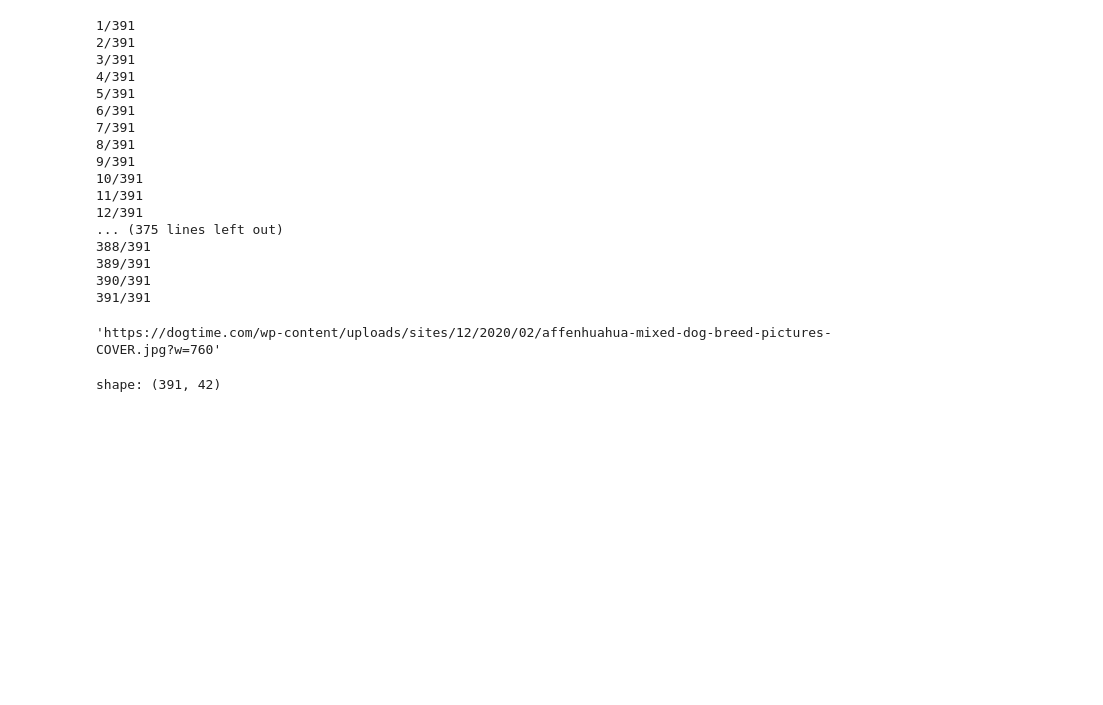
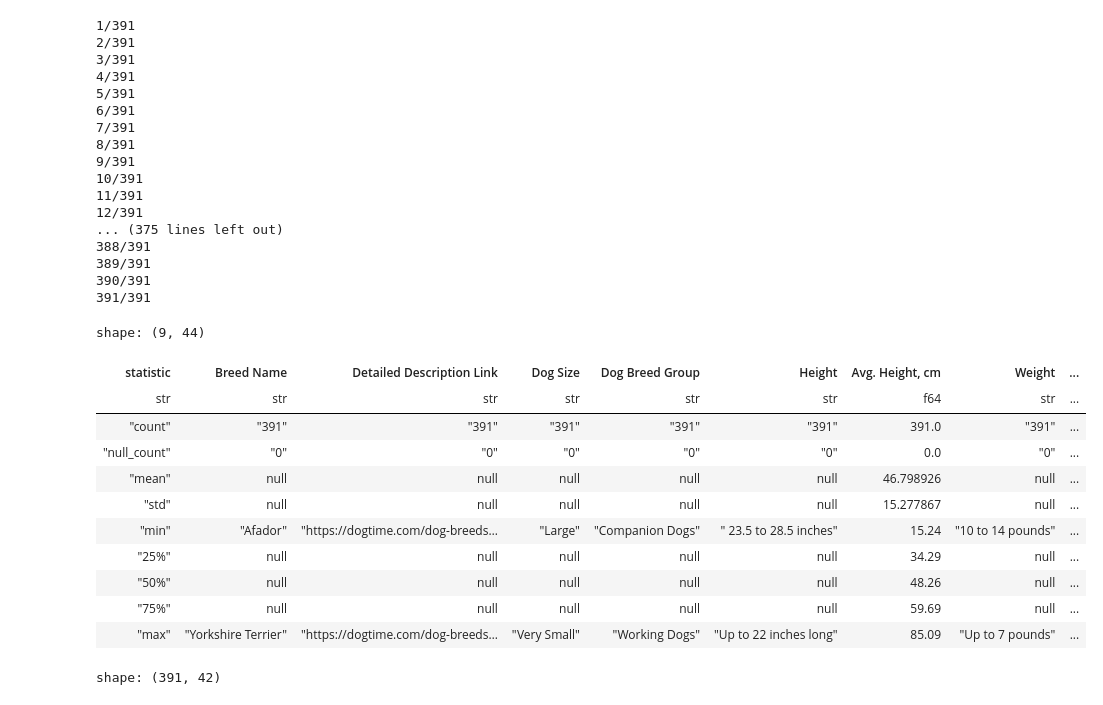
Before and after one commit to AquaSpare/Dog-Finder-Solita-GenAI-Hackathon, a Jupyter notebook: scraping/scrape.ipynb, the cells around one changed output. Drawn from its saved outputs; the diff is of its cells as text; code cells hidden in the pictures; blank space fills up the shorter version.

```diff
--- a/scraping/scrape.ipynb
+++ b/scraping/scrape.ipynb
@@ -111,9 +111,20 @@ df = df.with_columns(pl.Series("Image URL", image_urls))
 390/391
 391/391
 # %%
-df["Image URL"][1]
+df.describe()
 # %% [output]
-'https://dogtime.com/wp-content/uploads/sites/12/2020/02/affenhuahua-mixed-dog-breed-pictures-COVER.jpg?w=760'
+shape: (9, 44)
+| statistic | Breed Name | Detailed Description Link | Dog Size | Dog Breed Group | Height | Avg. Height, cm | Weight | ... |
+| str | str | str | str | str | str | f64 | str | ... |
+| "count" | "391" | "391" | "391" | "391" | "391" | 391.0 | "391" | ... |
+| "null_count" | "0" | "0" | "0" | "0" | "0" | 0.0 | "0" | ... |
+| "mean" | null | null | null | null | null | 46.798926 | null | ... |
+| "std" | null | null | null | null | null | 15.277867 | null | ... |
+| "min" | "Afador" | "https://dogtime.com/dog-breeds… | "Large" | "Companion Dogs" | " 23.5 to 28.5 inches" | 15.24 | "10 to 14 pounds" | ... |
+| "25%" | null | null | null | null | null | 34.29 | null | ... |
+| "50%" | null | null | null | null | null | 48.26 | null | ... |
+| "75%" | null | null | null | null | null | 59.69 | null | ... |
+| "max" | "Yorkshire Terrier" | "https://dogtime.com/dog-breeds… | "Very Small" | "Working Dogs" | "Up to 22 inches long" | 85.09 | "Up to 7 pounds" | ... |
 # %%
 df.with_columns(
     pl.col("Description").str.strip_chars('"')
```
Also changed, not shown: 31 other files.
